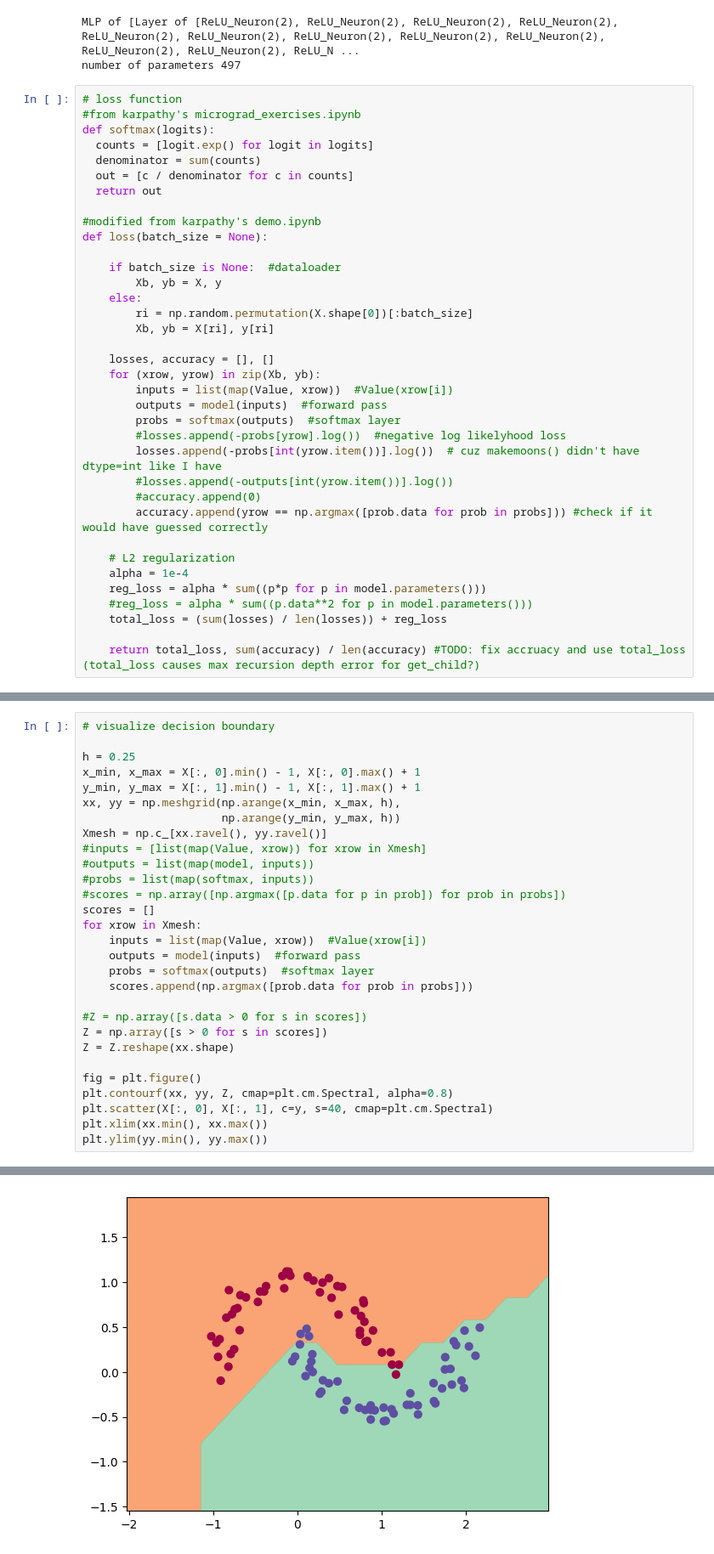
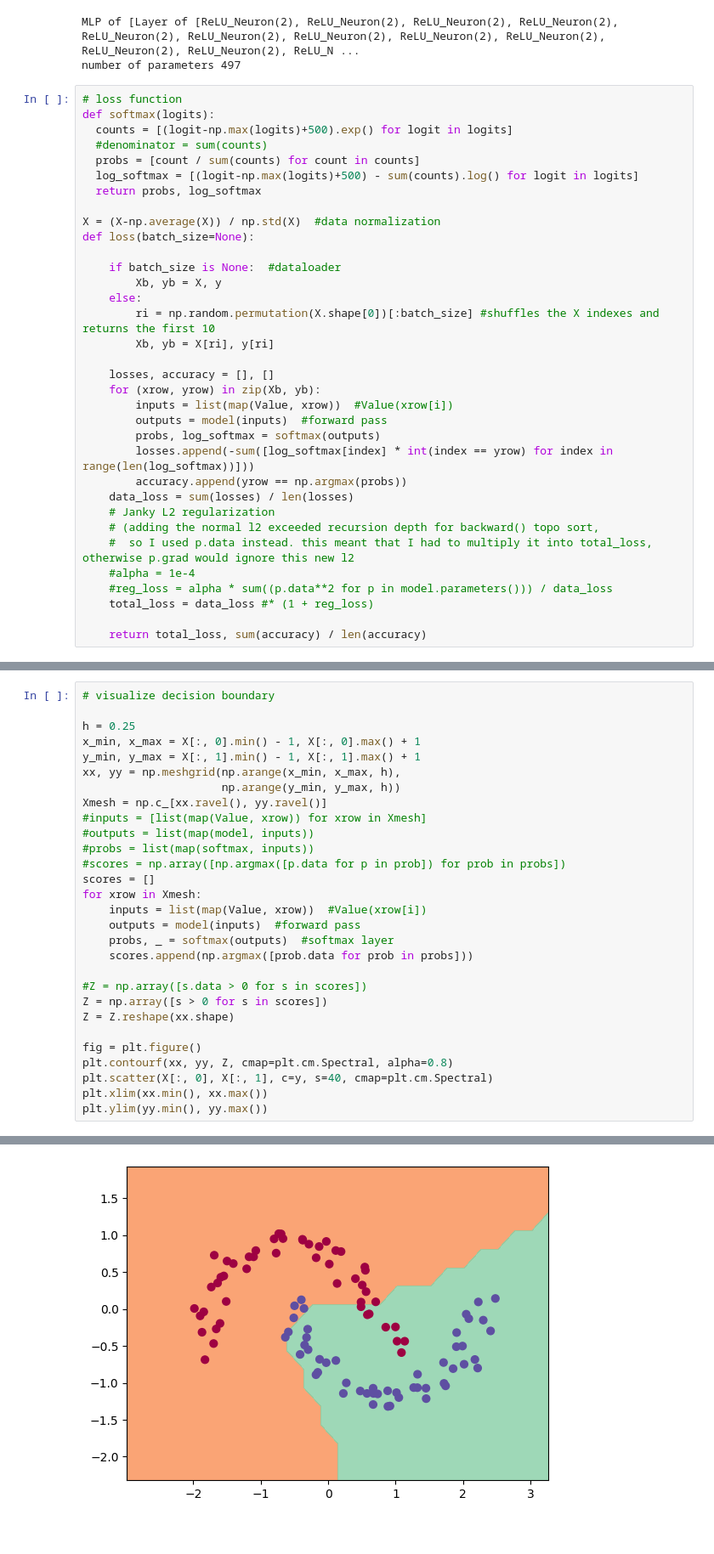
Before and after one commit to jon-gao-yang/littlegrad, a Jupyter notebook: demo2.ipynb, the cells around one changed output, grey strips where cells are left out. Shown at 85% size. Saved outputs shown, nothing was run; the diff lists cells and outputs as text.

```diff
--- a/demo2.ipynb
+++ b/demo2.ipynb
@@ -34,39 +35,37 @@ MLP of [Layer of [ReLU_Neuron(2), ReLU_Neuron(2), ReLU_Neuron(2), ReLU_Neuron(2)
 number of parameters 497
 # %%
 # loss function
-#from karpathy's micrograd_exercises.ipynb
 def softmax(logits):
-  counts = [logit.exp() for logit in logits]
-  denominator = sum(counts)
-  out = [c / denominator for c in counts]
-  return out
+  counts = [(logit-np.max(logits)+500).exp() for logit in logits]
+  #denominator = sum(counts)
+  probs = [count / sum(counts) for count in counts]
+  log_softmax = [(logit-np.max(logits)+500) - sum(counts).log() for logit in logits]
+  return probs, log_softmax
 
-#modified from karpathy's demo.ipynb
-def loss(batch_size = None):
+X = (X-np.average(X)) / np.std(X)  #data normalization
+def loss(batch_size=None):
 
     if batch_size is None:  #dataloader
         Xb, yb = X, y
     else:
-        ri = np.random.permutation(X.shape[0])[:batch_size]
+        ri = np.random.permutation(X.shape[0])[:batch_size] #shuffles the X indexes and returns the first 10
         Xb, yb = X[ri], y[ri]
 
     losses, accuracy = [], []
     for (xrow, yrow) in zip(Xb, yb):
         inputs = list(map(Value, xrow))  #Value(xrow[i])
         outputs = model(inputs)  #forward pass
-        probs = softmax(outputs)  #softmax layer
-        #losses.append(-probs[yrow].log())  #negative log likelyhood loss
-        losses.append(-probs[int(yrow.item())].log())  # cuz makemoons() didn't have dtype=int like I have
-        #losses.append(-outputs[int(yrow.item())].log())
-        #accuracy.append(0)
-        accuracy.append(yrow == np.argmax([prob.data for prob in probs])) #check if it would have guessed correctly
+        probs, log_softmax = softmax(outputs)
+        losses.append(-sum([log_softmax[index] * int(index == yrow) for index in range(len(log_softmax))]))
+        accuracy.append(yrow == np.argmax(probs))
+    data_loss = sum(losses) / len(losses)
+    # Janky L2 regularization
+    # (adding the normal l2 exceeded recursion depth for backward() topo sort,
+    #  so I used p.data instead. this meant that I had to multiply it into total_loss, otherwise p.grad would ignore this new l2
+    #alpha = 1e-4
+    #reg_loss = alpha * sum((p.data**2 for p in model.parameters())) / data_loss
+    total_loss = data_loss #* (1 + reg_loss)
 
-    # L2 regularization
-    alpha = 1e-4
-    reg_loss = alpha * sum((p*p for p in model.parameters()))
-    #reg_loss = alpha * sum((p.data**2 for p in model.parameters()))
-    total_loss = (sum(losses) / len(losses)) + reg_loss
-
-    return total_loss, sum(accuracy) / len(accuracy) #TODO: fix accruacy and use total_loss (total_loss causes max recursion depth error for get_child?)
+    return total_loss, sum(accuracy) / len(accuracy)
 # %%
 # optimization
@@ -122,7 +121,7 @@ scores = []
 for xrow in Xmesh:
     inputs = list(map(Value, xrow))  #Value(xrow[i])
     outputs = model(inputs)  #forward pass
-    probs = softmax(outputs)  #softmax layer
+    probs, _ = softmax(outputs)  #softmax layer
     scores.append(np.argmax([prob.data for prob in probs]))
 
 #Z = np.array([s.data > 0 for s in scores])
@@ -139 +138 @@ plt.ylim(yy.min(), yy.max())
-[figure, old version]
+[figure, new version]
```
Also changed, not shown: parts of 4 cells of this notebook, 3 other files.
